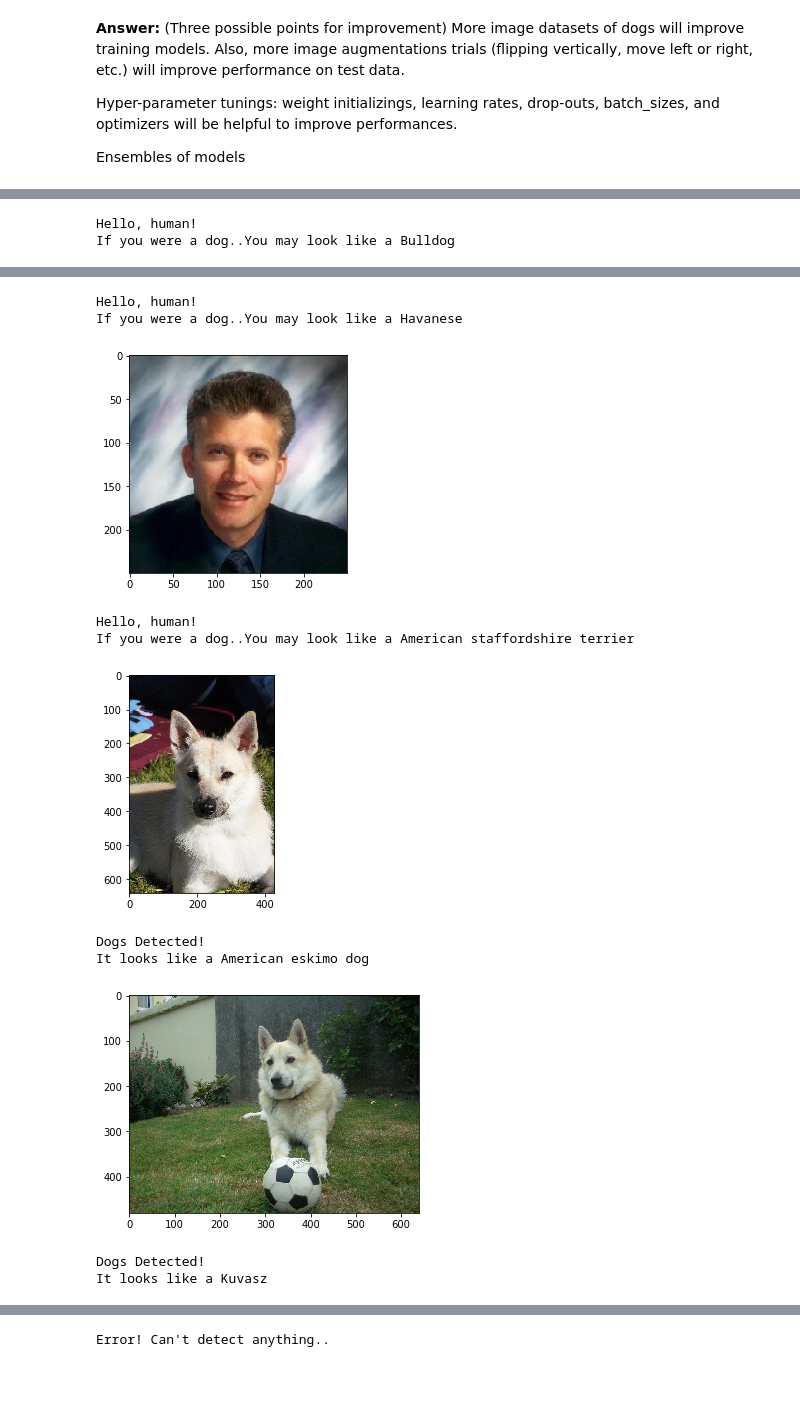
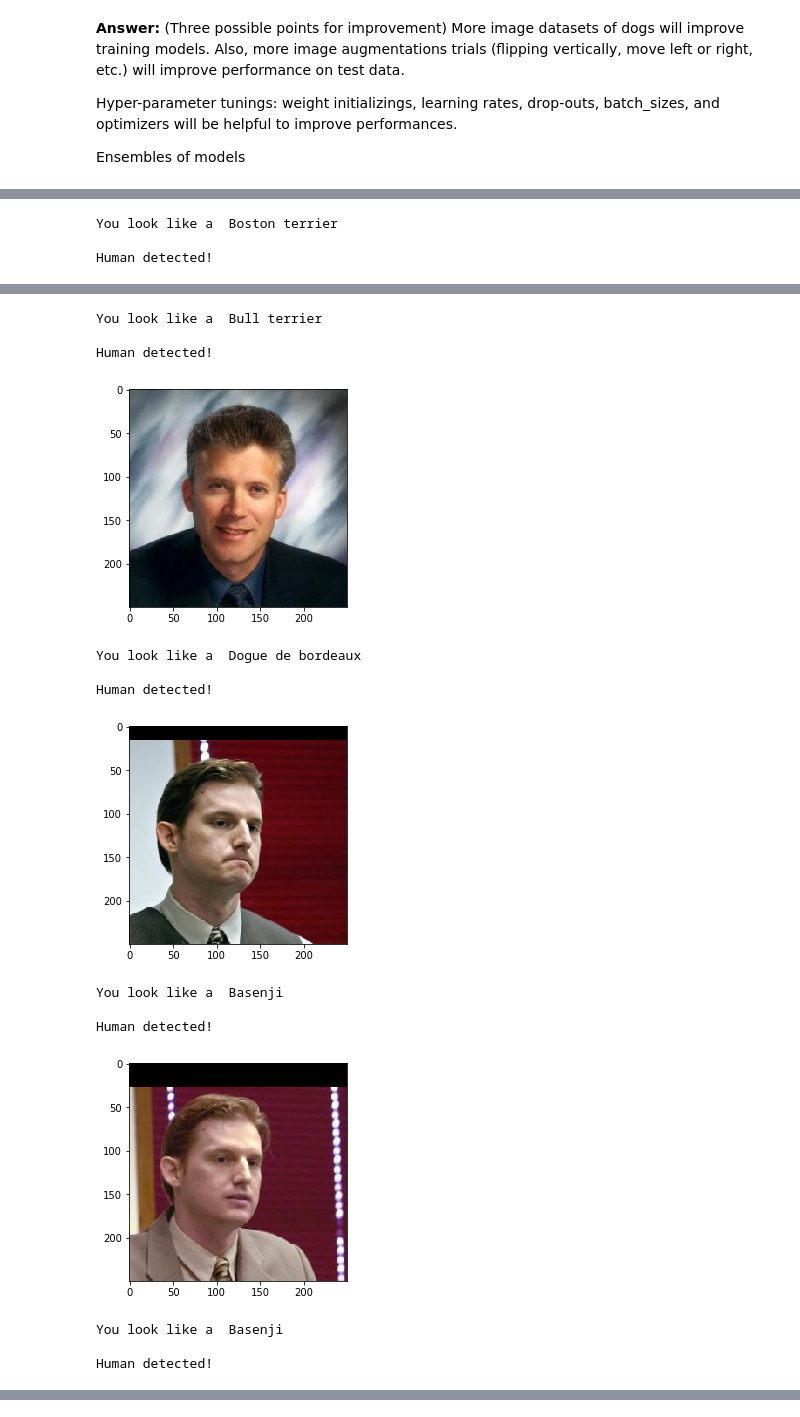
Before and after one commit to ricardocaste/Dog-Breed-Classifier, a Jupyter notebook: dog_app.ipynb, the cells around one changed output, grey strips where cells are left out. Drawn from its saved outputs; the diff is of its cells as text; code cells hidden in the pictures; blank space fills up the shorter version.

```diff
--- a/dog_app.ipynb
+++ b/dog_app.ipynb
@@ -838,5 +695,0 @@ def predict_breed_transfer(model, class_names, img_path):
-# %%
-for img_file in os.listdir('./images'):
-    img_path = os.path.join('./images', img_file)
-    predition = predict_breed_transfer(model_transfer, class_names, img_path)
-    print("image_file_name: {0}, \t predition breed: {1}".format(img_path, predition))
@@ -875,14 +717,27 @@ Some sample output for our algorithm is provided below, but feel free to design
 
 def run_app(img_path):
     ## handle cases for a human face, dog, and neither
-    img = Image.open(img_path)
-    plt.imshow(img)
-    plt.show()
-    if dog_detector(img_path) is True:
-        prediction = predict_breed_transfer(model_transfer, class_names, img_path)
-        print("Dogs Detected!\nIt looks like a {0}".format(prediction))
-    elif face_detector(img_path) > 0:
-        prediction = predict_breed_transfer(model_transfer, class_names, img_path)
-        print("Hello, human!\nIf you were a dog..You may look like a {0}".format(prediction))
+    if face_detector(img_path):
+        print("Human detected!")
+        predicted_breed = predict_breed_transfer(img_path)
+        image = Image.open(img_path)
+        plt.imshow(image)
+        plt.show()
+        print("You look like a ", predicted_breed)
+        print()
+
+    elif dog_detector(img_path):
+        print("Dog detected!")
+        predicted_breed = predict_breed_transfer(img_path)
+        image = Image.open(img_path)
+        plt.imshow(image)
+        plt.show()
+        print("You're a ", predicted_breed)
+        print()
+
     else:
-        print("Error! Can't detect anything..")
+        print("Error! No dog or human detected.")
+        image = Image.open(img_path)
+        plt.imshow(image)
+        plt.show()
+        print('\n')
@@ -933,10 +765,6 @@ Ensembles of models
 ## at least 6 images on your computer.
 ## Feel free to use as many code cells as needed.
 
-my_human_files = ['./my_images/human_1.jpg', './my_images/human_2.jpg', './my_images/human_3.jpg' ]
-my_dog_files = ['./my_images/dog_shiba.jpeg', './my_images/dog_yorkshire.jpg', './my_images/dog_retreiver.jpg']
-
-## suggested code, below
-for file in np.hstack((human_files[:3], dog_files[:3])):
+for file in np.hstack((human_files[:10], dog_files[:10])):
     run_app(file)
 # %% [output]
@@ -943,15 +772,20 @@ for file in np.hstack((human_files[:3], dog_files[:3])):
 [figure]
-Hello, human!
-If you were a dog..You may look like a Bulldog
+You look like a  Boston terrier
+
+Human detected!
 [figure]
-Hello, human!
-If you were a dog..You may look like a Havanese
+You look like a  Bull terrier
+
+Human detected!
 [figure]
-Hello, human!
-If you were a dog..You may look like a American staffordshire terrier
+You look like a  Dogue de bordeaux
+
+Human detected!
-[figure, old version]
+[figure, new version]
-Dogs Detected!
-It looks like a American eskimo dog
+You look like a  Basenji
+
+Human detected!
-[figure, old version]
+[figure, new version]
-Dogs Detected!
-It looks like a Kuvasz
+You look like a  Basenji
+
+Human detected!
@@ -959 +792,0 @@ It looks like a Kuvasz
-Error! Can't detect anything..
```
Also changed, not shown: parts of 30 cells of this notebook, 3 other files.
